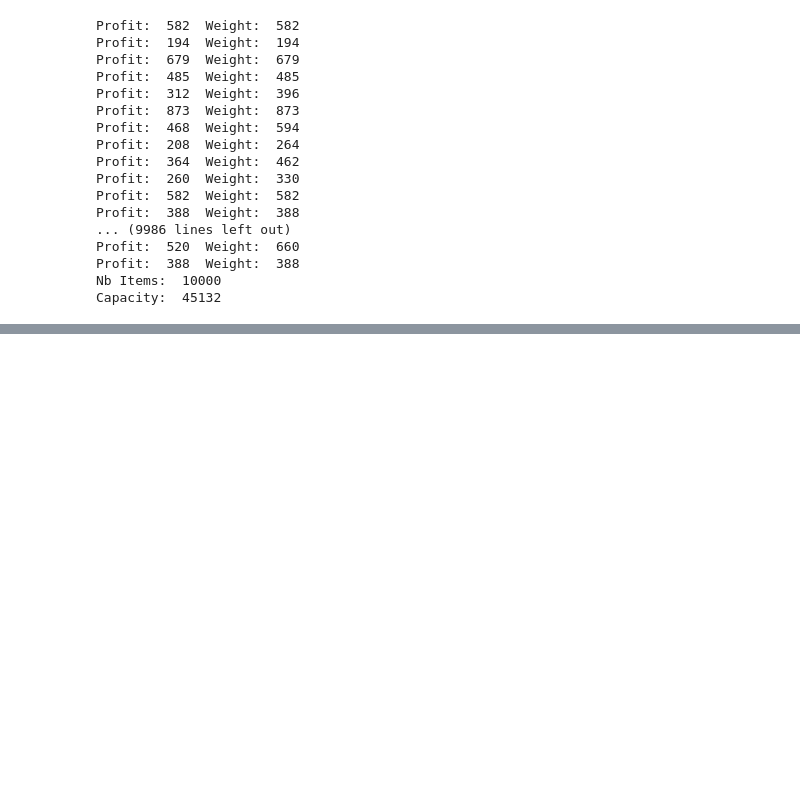
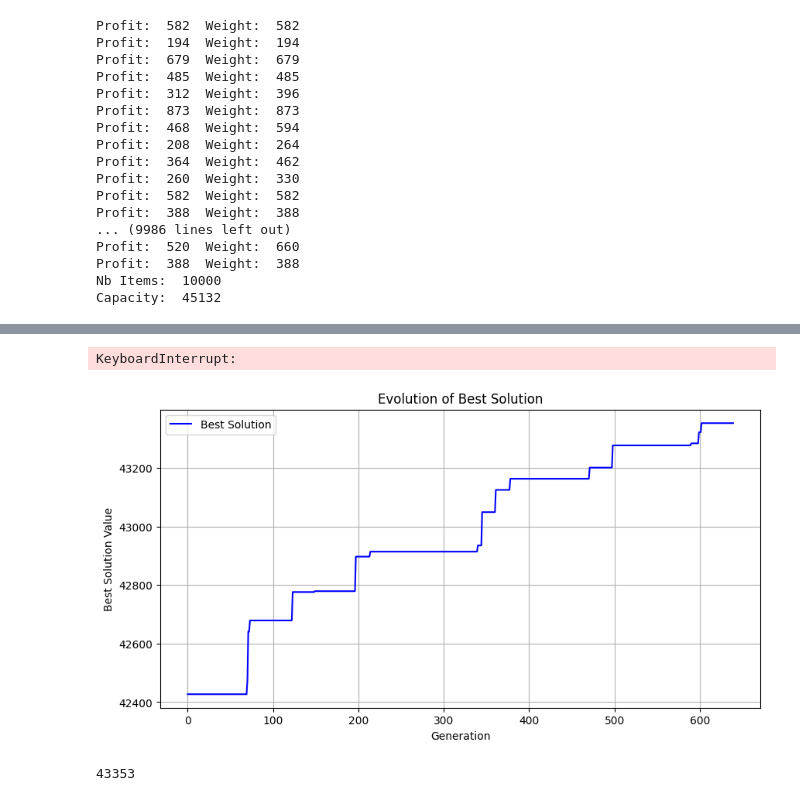
Before and after one commit to mustaphama/Knapsack, a Jupyter notebook: Knapsack_genetic.ipynb, the cells around one changed output, grey strips where cells are left out. Drawn from its saved outputs; the diff is of its cells as text; code cells hidden in the pictures; blank space fills up the shorter version.

```diff
--- a/Knapsack_genetic.ipynb
+++ b/Knapsack_genetic.ipynb
@@ -105,7 +105,7 @@ def reparer_solution(solution, SacADos):
         selected_indices = [i for i, x in enumerate(solution) if x == 1]
         remove_index = random.choice(selected_indices)
         solution[remove_index] = 0
-        total_capacity = sum(solution[i] * SacADos.items[i].weight for i in range(SacADos.nbItems))
+        total_capacity -= SacADos.items[remove_index].weight
     return solution
 def calculer_solution(solution,SAD):
     # Fonction pour calculer une solution
@@ -290,0 +296,76 @@ print(calculer_solution(bestKnown[0],SAD))
+# %%
+%%time
+import numpy as np
+import matplotlib.pyplot as plt
+
+SAD = read_data("Data/pi-12-10000-1000-001.kna")
+n = 100
+y = n//5
+
+Nsol = creation_population_initiale(SAD, n)
+fitness = calculer_fitness(Nsol, SAD)
+bestKnown = select_best_solution(Nsol, fitness,y)
+
+generations = [0]
+best_solutions = []
+tempBestSols = []
+
+best_G0 = calculer_solution(bestKnown[0], SAD)
+best_solutions.append(best_G0)
+
+for gen in range(1000):
+    Nsol = selection_roulette_1fois(Nsol, fitness, n)
+
+    fitness = calculer_fitness(Nsol, SAD)
+    bestKnown = select_best_solution(Nsol, fitness,y)
+
+    tempBestSols = bestKnown[:y]
+    indices_to_remove = []
+    indices_to_remove = set()  # Use a set to store unique indices
+
+    for best in tempBestSols:
+        for i, sol in enumerate(Nsol):
+            if np.array_equal(sol, best) and i not in indices_to_remove:
+                indices_to_remove.add(i)
+                break  # Stop searching once a match is found
+
+    Nsol = np.delete(Nsol, list(indices_to_remove), axis=0)
+    Nsol = croisement_Npoints(Nsol, y)
+
+    for i, sol in enumerate(Nsol):
+        if not EstSolutionValide(sol, SAD):
+            Nsol[i] = reparer_solution(sol, SAD)
+    Nsol = np.append(Nsol, tempBestSols, axis=0)
+    fitness = calculer_fitness(Nsol, SAD)
+    best_solution = max(fitness)
+    generations.append(gen + 1)
+    best_solutions.append(best_solution)
+"""
+plt.figure(figsize=(10, 5))
+plt.plot(generations, best_solutions, linestyle='-', color='b', label="Best Solution")
+plt.xlabel("Generation")
+plt.ylabel("Best Solution Value")
+plt.title("Evolution of Best Solution")
+step_size = 100
+plt.xticks(np.arange(0, generations[-1], step_size))
+plt.legend()
+plt.grid()
+plt.show()"""
+print(max(best_solutions))
+# %% [output]
+KeyboardInterrupt:
+# %%
+plt.figure(figsize=(10, 5))
+plt.plot(generations, best_solutions, linestyle='-', color='b', label="Best Solution")
+plt.xlabel("Generation")
+plt.ylabel("Best Solution Value")
+plt.title("Evolution of Best Solution")
+step_size = 100
+plt.xticks(np.arange(0, generations[-1], step_size))
+plt.legend()
+plt.grid()
+plt.show()
+print(max(best_solutions))
+# %% [output]
+[figure, added]
+43353
```
Also changed, not shown: parts of 12 cells of this notebook.
